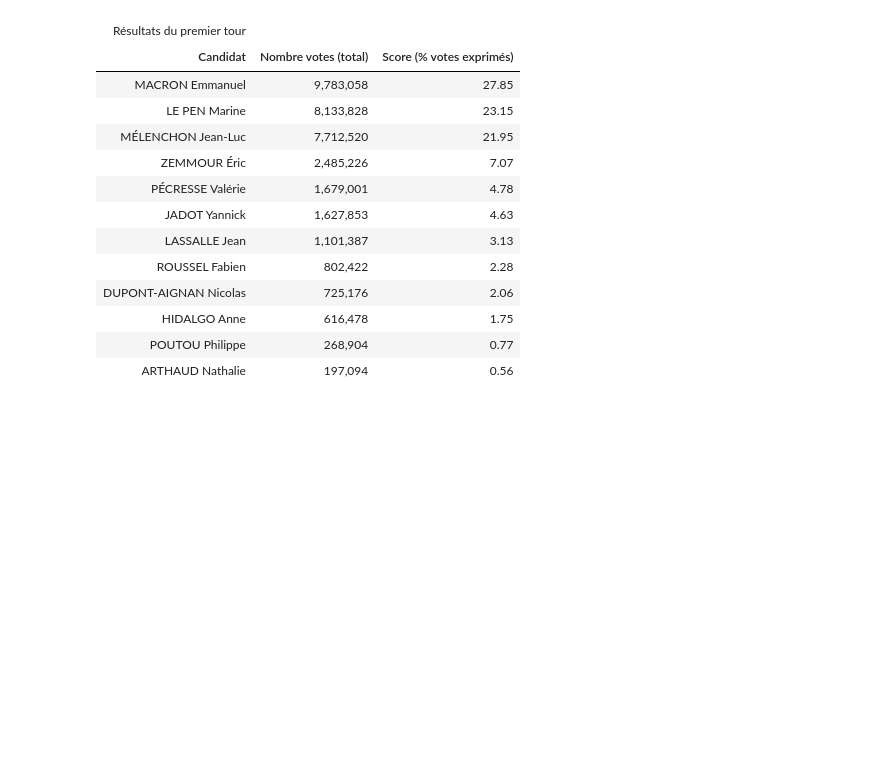
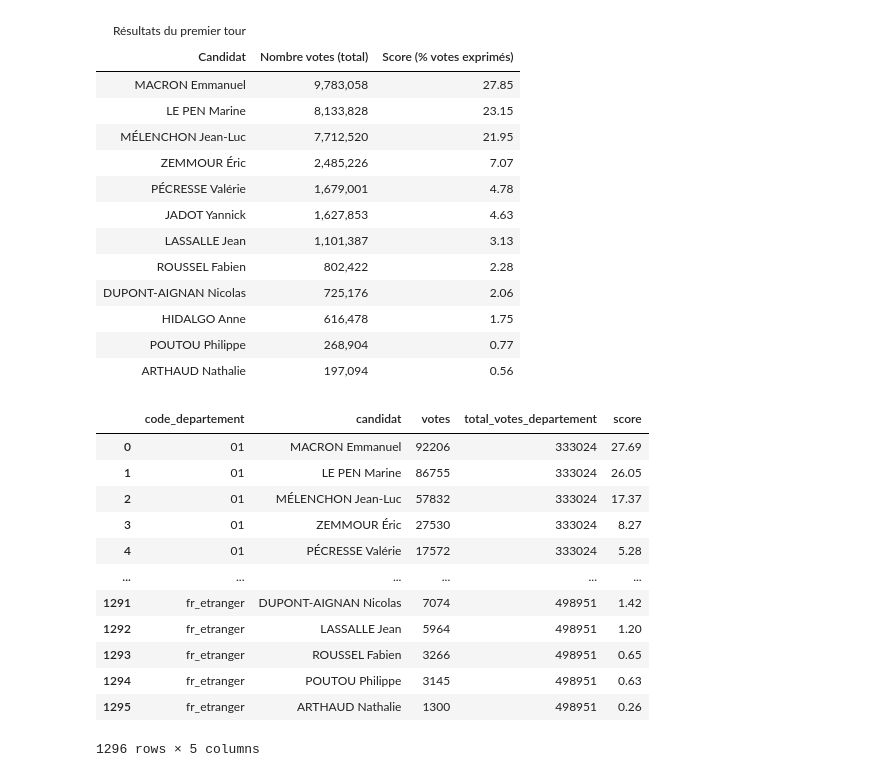
Before and after one commit to Id-bella/Projet_data, a Jupyter notebook: DM_notebook.ipynb, the cells around one changed output. Drawn from its saved outputs; the diff is of its cells as text; code cells hidden in the pictures; blank space fills up the shorter version.

```diff
--- a/DM_notebook.ipynb
+++ b/DM_notebook.ipynb
@@ -133,3 +115,51 @@ table
 | HIDALGO Anne | 616,478 | 1.75 |
 | POUTOU Philippe | 268,904 | 0.77 |
 | ARTHAUD Nathalie | 197,094 | 0.56 |
+# %%
+# On retire les abstentions, blancs et nuls
+df_votes = df[~df["candidat"].isin(["Abstentions", "Blancs", "Nuls"])].copy()
+
+# Total des voix par département et par candidat
+score_departements = (
+    df_votes
+    .groupby(["code_departement", "candidat"], as_index=False)["voix"]
+    .sum()
+    .rename(columns={"voix": "votes"})
+)
+
+# Total des votes exprimés par département
+totaux_departement = (
+    score_departements
+    .groupby("code_departement", as_index=False)["votes"]
+    .sum()
+    .rename(columns={"votes": "total_votes_departement"})
+)
+
+# Ajout du total départemental et calcul du score en pourcentage
+score_departements = score_departements.merge(totaux_departement, on="code_departement")
+score_departements["score"] = (
+    score_departements["votes"] / score_departements["total_votes_departement"] * 100
+).round(2)
+
+# Tri final
+score_departements = score_departements.sort_values(
+    by=["code_departement", "votes"],
+    ascending=[True, False]
+).reset_index(drop=True)
+
+# Affichage du résultat
+score_departements
+# %% [output]
+|  | code_departement | candidat | votes | total_votes_departement | score |
+| 0 | 01 | MACRON Emmanuel | 92206 | 333024 | 27.69 |
+| 1 | 01 | LE PEN Marine | 86755 | 333024 | 26.05 |
+| 2 | 01 | MÉLENCHON Jean-Luc | 57832 | 333024 | 17.37 |
+| 3 | 01 | ZEMMOUR Éric | 27530 | 333024 | 8.27 |
+| 4 | 01 | PÉCRESSE Valérie | 17572 | 333024 | 5.28 |
+| ... | ... | ... | ... | ... | ... |
+| 1291 | fr_etranger | DUPONT-AIGNAN Nicolas | 7074 | 498951 | 1.42 |
+| 1292 | fr_etranger | LASSALLE Jean | 5964 | 498951 | 1.20 |
+| 1293 | fr_etranger | ROUSSEL Fabien | 3266 | 498951 | 0.65 |
+| 1294 | fr_etranger | POUTOU Philippe | 3145 | 498951 | 0.63 |
+| 1295 | fr_etranger | ARTHAUD Nathalie | 1300 | 498951 | 0.26 |
+1296 rows × 5 columns
```
Also changed, not shown: parts of 3 cells of this notebook.
